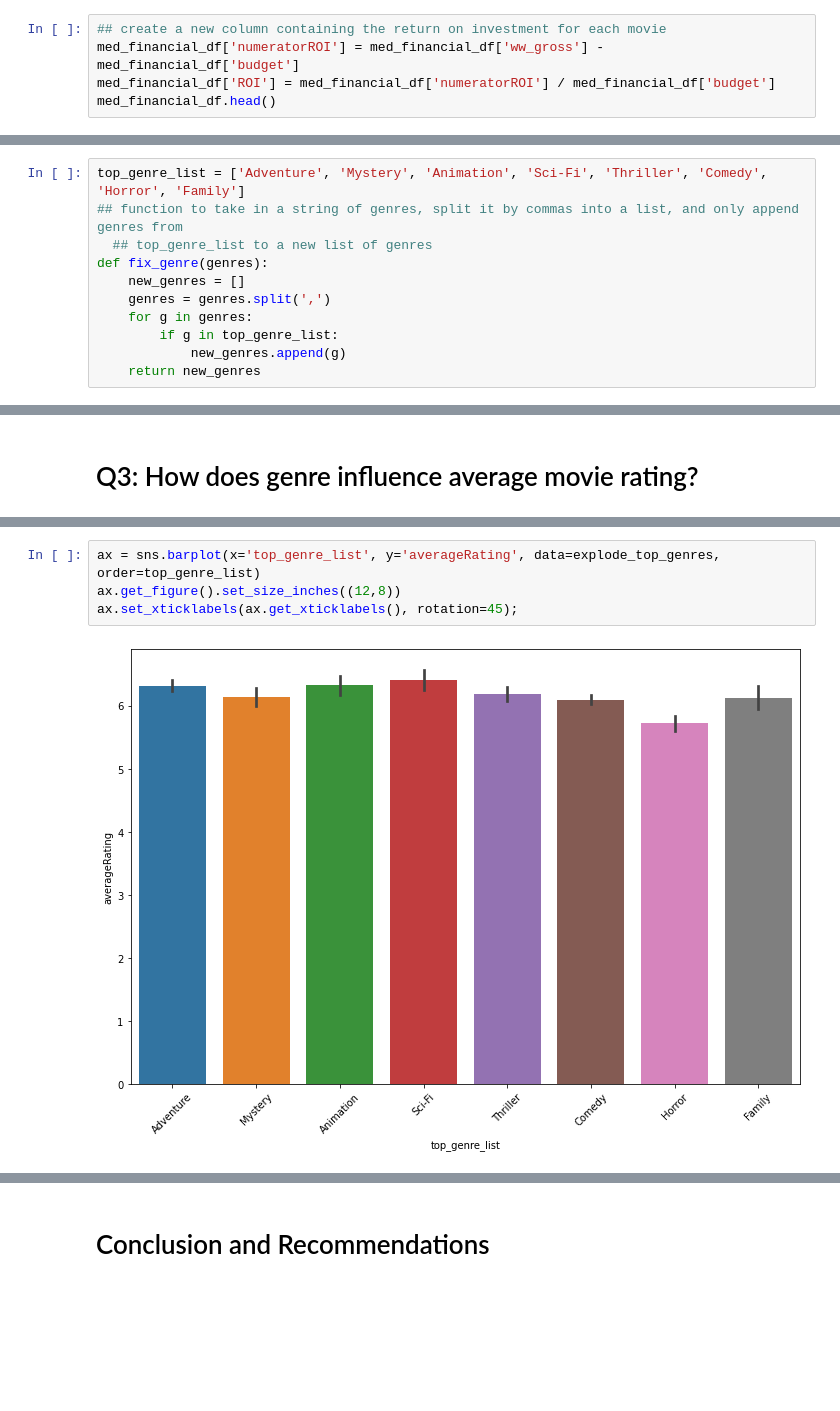
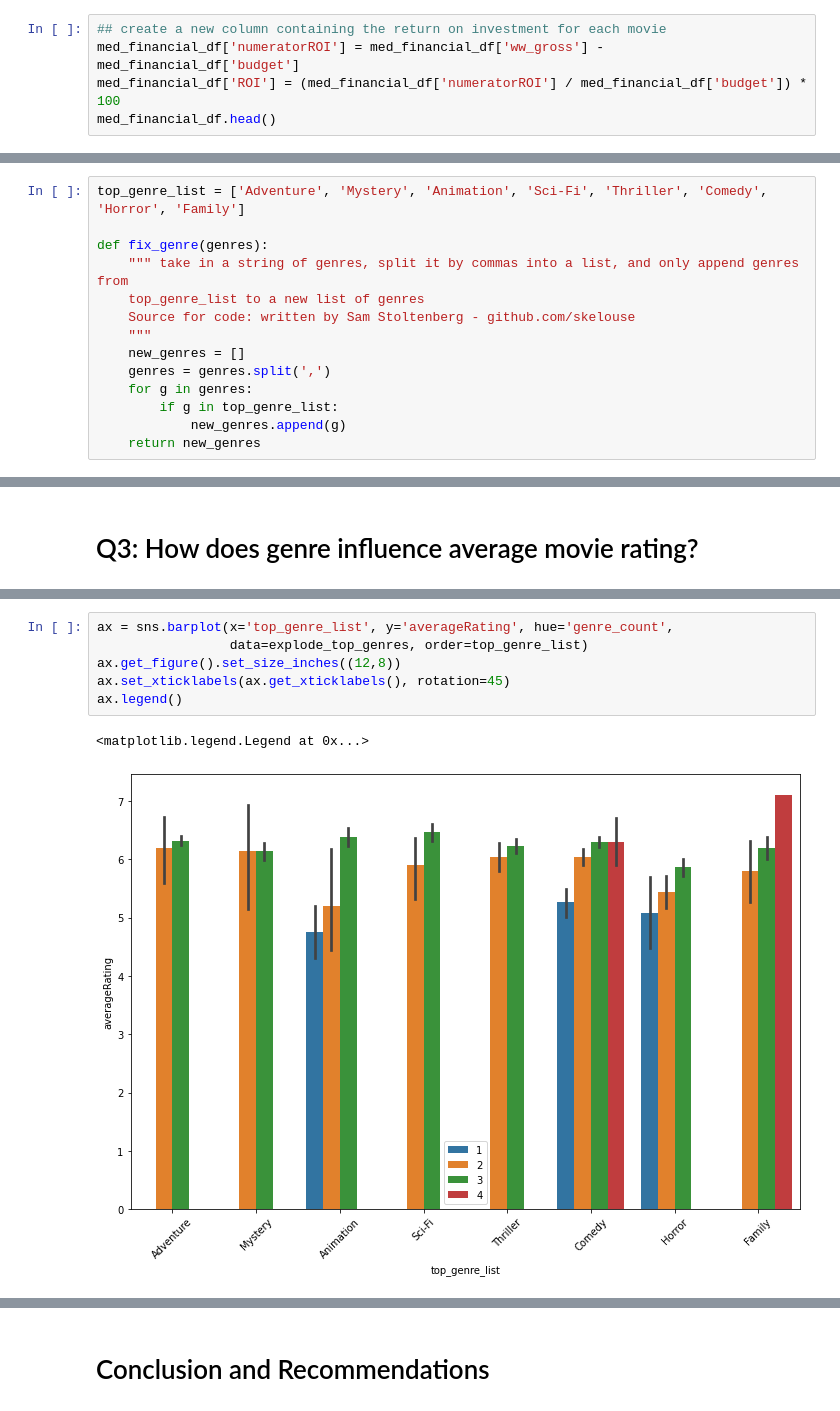
Before and after one commit to zero731/dsc-mod-1-project-v2-1-onl01-dtsc-ft-070620, a Jupyter notebook: student.ipynb, the cells around one changed output, grey strips where cells are left out. Cells and saved outputs as stored; diff of their text form; blank space fills up the shorter version.

```diff
--- a/student.ipynb
+++ b/student.ipynb
@@ -552,7 +565,7 @@ med_financial_df.describe()
 # %%
 ## create a new column containing the return on investment for each movie
 med_financial_df['numeratorROI'] = med_financial_df['ww_gross'] - med_financial_df['budget']
-med_financial_df['ROI'] = med_financial_df['numeratorROI'] / med_financial_df['budget']
+med_financial_df['ROI'] = (med_financial_df['numeratorROI'] / med_financial_df['budget']) * 100
 med_financial_df.head()
 # %% [output]
 |  | tconst | primaryTitle | startYear | genres | averageRating | budget | ww_gross | budget1mil | ww_gross1mil | ... |
@@ -864,9 +892,12 @@ top_genres_df.head()
 | 5 | tt0377981 | Gnomeo & Juliet | 2011 | Adventure,Animation,Comedy | 5.9 | 36000000.0 | 1.939677e+08 | 36.0 | 193.97 | ... |
 # %%
 top_genre_list = ['Adventure', 'Mystery', 'Animation', 'Sci-Fi', 'Thriller', 'Comedy', 'Horror', 'Family']
-## function to take in a string of genres, split it by commas into a list, and only append genres from
-  ## top_genre_list to a new list of genres
+
 def fix_genre(genres):
+    """ take in a string of genres, split it by commas into a list, and only append genres from
+    top_genre_list to a new list of genres
+    Source for code: written by Sam Stoltenberg - github.com/skelouse
+    """
     new_genres = []
     genres = genres.split(',')
     for g in genres:
@@ -990,6 +1090,9 @@ sns.barplot(x='genre_count', y='averageRating', data=top_genres_df)
 # %%
-ax = sns.barplot(x='top_genre_list', y='averageRating', data=explode_top_genres, order=top_genre_list)
+ax = sns.barplot(x='top_genre_list', y='averageRating', hue='genre_count',
+                 data=explode_top_genres, order=top_genre_list)
 ax.get_figure().set_size_inches((12,8))
-ax.set_xticklabels(ax.get_xticklabels(), rotation=45);
+ax.set_xticklabels(ax.get_xticklabels(), rotation=45)
+ax.legend()
 # %% [output]
+<matplotlib.legend.Legend at 0x...>
-[figure, old version]
+[figure, new version]
```
Also changed, not shown: parts of 49 cells of this notebook, 1 other file.
